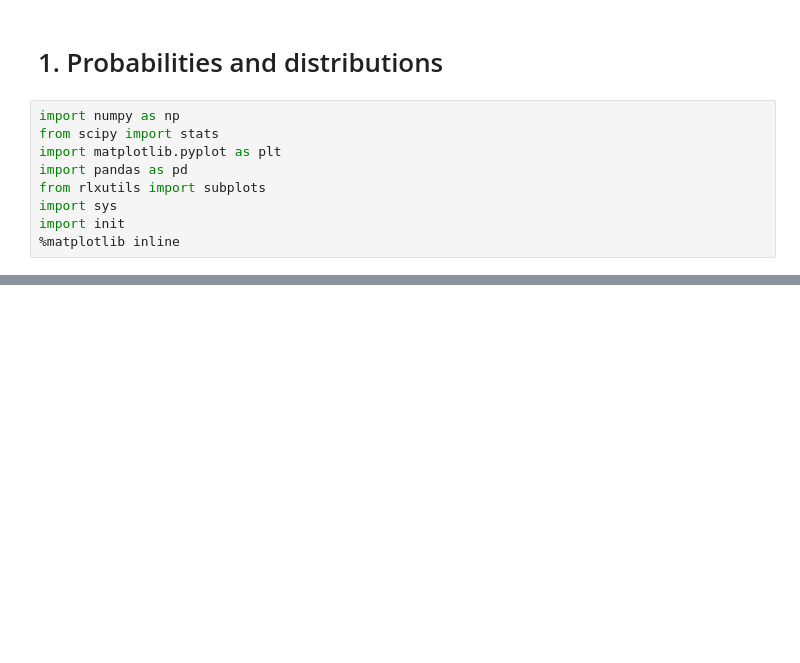
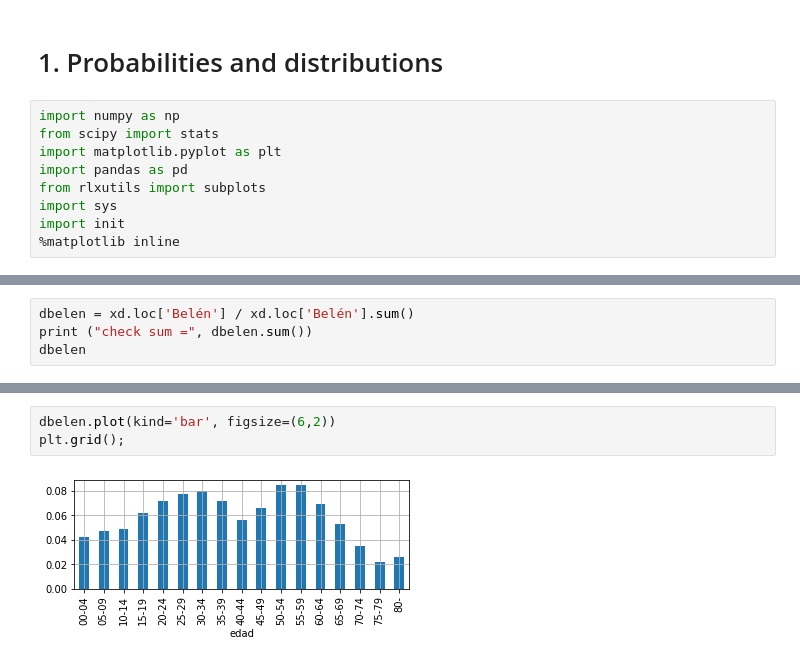
Before and after one commit to rramosp/ppdl, a Jupyter notebook: content/02.02 - NOTES 01 - Probabilities and distributions.ipynb, the cells around one changed output, grey strips where cells are left out. Drawn from its saved outputs; the diff is of its cells as text; blank space fills up the shorter version.

```diff
--- a/content/02.02 - NOTES 01 - Probabilities and distributions.ipynb
+++ b/content/02.02 - NOTES 01 - Probabilities and distributions.ipynb
@@ -118,0 +126,4 @@ It would be nice to have an analytical distribution. This is, a **formula**
+# %%
+dbelen = xd.loc['Belén'] / xd.loc['Belén'].sum()
+print ("check sum =", dbelen.sum())
+dbelen
@@ -118,0 +151,5 @@ It would be nice to have an analytical distribution. This is, a **formula**
+# %%
+dbelen.plot(kind='bar', figsize=(6,2))
+plt.grid();
+# %% [output]
+[figure, added]
```
Also changed, not shown: parts of 37 cells of this notebook, 29 other files.
